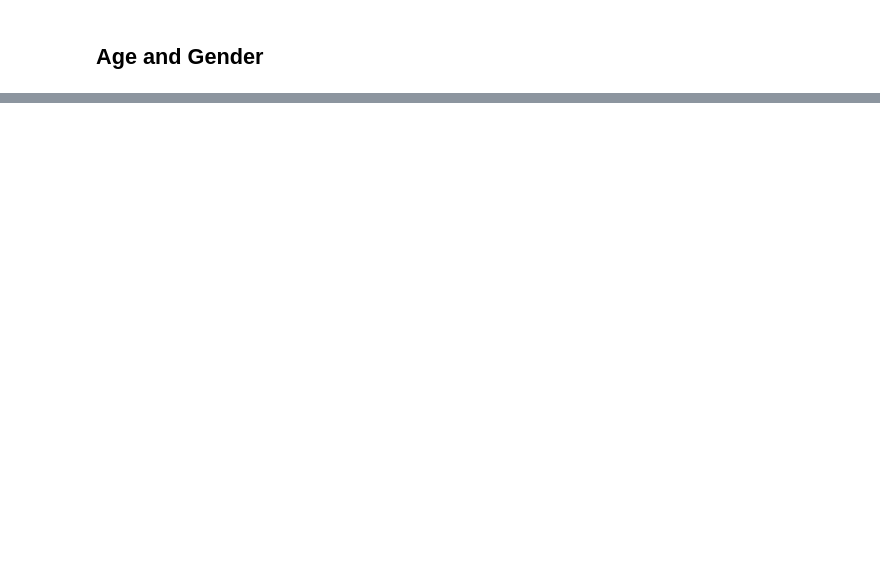
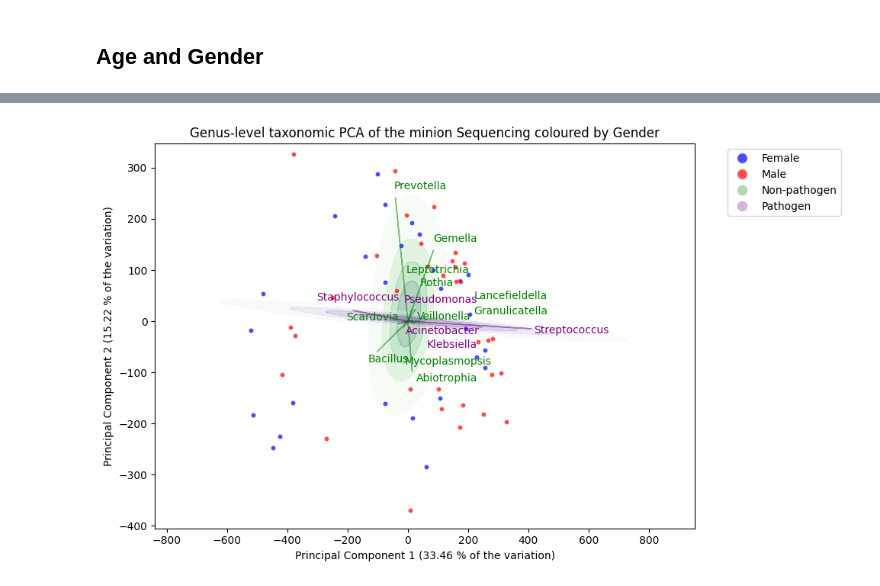
Before and after one commit to linsalrob/CF_2024, a Jupyter notebook: Jupyter/Minion_metadata_pcas.ipynb, the cells around one changed output, grey strips where cells are left out. Cells and saved outputs as stored; diff of their text form; code cells hidden in the pictures; blank space fills up the shorter version.

```diff
--- a/Jupyter/Minion_metadata_pcas.ipynb
+++ b/Jupyter/Minion_metadata_pcas.ipynb
@@ -403,7 +406,7 @@ for axi, pw_condition in enumerate(['IP vs OP', 'Hospital']):
     for yn in metadata[pw_condition].dropna().unique():
         if yn == '2':
             continue
-        filtered_pca = pca_df[pca_df.index.isin(metadata[metadata[pw_condition] == yn]['MGI'])]
+        filtered_pca = pca_df[pca_df.index.isin(metadata[metadata[pw_condition] == yn]['minion'])]
         sns.scatterplot(x=filtered_pca['PC1'], y=filtered_pca['PC2'], ax=ax,
                     color=color_map[yn], label=yn, s=20, alpha=0.7)
         #axes[axi].legend(title=pw_condition)
@@ -452,5 +455,6 @@ for axi, pw_condition in enumerate(['IP vs OP', 'Hospital']):
 
 # Show plot
 plt.tight_layout()
+plt.savefig(f"img/ip_op_hosp_pca_{sequence_type}.png")
 plt.show()
 # %% [output]
@@ -545,3 +468,84 @@ plt.show()
+# %%
+pw_condition = 'Gender'
+
+fig, ax = plt.subplots(figsize=(10, 6))
+
+color_map = {'M': 'red', 'F': 'blue'}
+
+pathogen_loading = scaled_loadings_df[scaled_loadings_df.index.isin(pathogens)]
+non_pathogen_loading = scaled_loadings_df[~scaled_loadings_df.index.isin(pathogens)]
+tls = top_loadings_df.iloc[:10,:]
+pathogen_loading = tls[tls.index.isin(pathogens)]
+non_pathogen_loading = tls[~tls.index.isin(pathogens)]
+# add the loadings as a kde based on if they are pathogens or not!
+scaled_loadings_df['pathogen'] = np.where(scaled_loadings_df.index.isin(pathogens), 'Pathogen', 'Non-pathogen')
+
+sns.kdeplot(data=non_pathogen_loading, x='PC1', y='PC2', fill=True, alpha=0.3, cmap='Greens', levels=5, ax=ax, bw_adjust=2)
+sns.kdeplot(data=pathogen_loading, x='PC1', y='PC2', fill=True, alpha=0.3, cmap='Purples', levels=5, ax=ax, bw_adjust=2)
+# sns.kdeplot(data=non_pathogen_loading, x='PC1', y='PC2', fill=True, alpha=0.5, cmap='Greens', levels=50, thresh=0, ax=ax, bw_adjust=100)
+
+# sns.kdeplot(data=scaled_loadings_df, x='PC1', y='PC2', hue='pathogen', fill=True, alpha=0.5, thresh=0, levels=500, ax=ax, bw_adjust=100, cut=0, clip=(-500,500))
+#sns.kdeplot(data=scaled_loadings_df, x='PC1', y='PC2', hue='pathogen', fill=True, alpha=0.5, levels=500, ax=ax, bw_adjust=100, cut=0)
+
+for yn in metadata[pw_condition].dropna().unique():
+    if yn == '2':
+        continue
+    filtered_pca = pca_df[pca_df.index.isin(metadata[metadata[pw_condition] == yn]['minion'])]
+    sns.scatterplot(x=filtered_pca['PC1'], y=filtered_pca['PC2'], ax=ax,
+                color=color_map[yn], label=yn, s=20, alpha=0.7)
+
+
+maxloadings = 15
+if len(loadings) < maxloadings:
+    maxloadings = len(loadings)
+
+plotscaler = 2
+texts = []
+for i in range(maxloadings):
+    xpos = top_loadings_df.iloc[i, 0]*plotscaler
+    ypos = top_loadings_df.iloc[i, 1]*plotscaler
+    linecolour = 'purple' if top_loadings_df.index[i] in pathogens else 'green'
+    plt.arrow(0, 0, xpos, ypos,
+              color=linecolour, alpha=0.5, width=0.05)
+    texts.append(plt.text(xpos, ypos, top_loadings_df.index[i], color=linecolour))
+
+# specifically add Pseudomonas
+pidx = top_loadings_df.index.get_loc('Pseudomonas')
+xpos = top_loadings_df.iloc[pidx, 0]*plotscaler
+ypos = top_loadings_df.iloc[pidx, 1]*plotscaler
+linecolour = 'purple' if top_loadings_df.index[pidx] else 'green'
+plt.arrow(0, 0, xpos, ypos, color=linecolour, alpha=0.5, width=0.05)
+texts.append(plt.text(xpos, ypos, top_loadings_df.index[pidx], color=linecolour))
+
+adjust_text(texts)
+
+# add a custom legend
+patches = []
+patches.append(plt.Line2D([0], [0], marker='o', color='w', label='Female',
+                         markerfacecolor='blue', alpha=0.7, markersize=10))
+patches.append(plt.Line2D([0], [0], marker='o', color='w', label='Male',
+                        markerfacecolor='red', alpha=0.7, markersize=10))
+patches.append(plt.Line2D([0], [0], marker='o', color='w', label='Non-pathogen',
+                         markerfacecolor='green', alpha=0.3, markersize=10))
+patches.append(plt.Line2D([0], [0], marker='o', color='w', label='Pathogen',
+                        markerfacecolor='purple', alpha=0.3, markersize=10))
+
+
+plt.legend(handles=patches, bbox_to_anchor=(1.05, 1), loc='upper left')
+
+
+# Add labels and legend
+plt.title(f'{tax.capitalize()}-level taxonomic PCA of the {sequence_type} Sequencing coloured by {pw_condition}')
+plt.xlabel(f'Principal Component 1 ({pc1_variance:.2f} % of the variation)')
+plt.ylabel(f'Principal Component 2 ({pc2_variance:.2f} % of the variation)')
+# plt.legend([])
+# Display legend with the person labels
+#plt.legend(bbox_to_anchor=(1.05, 1), loc='upper left', markerscale=2, title=pw_condition)
+
+plt.tight_layout()
+plt.show()
+# %% [output]
+[figure, added]
 # %%
 pw_condition = 'Age groups'
 
```
Also changed, not shown: parts of 15 cells of this notebook, 7 other files.
